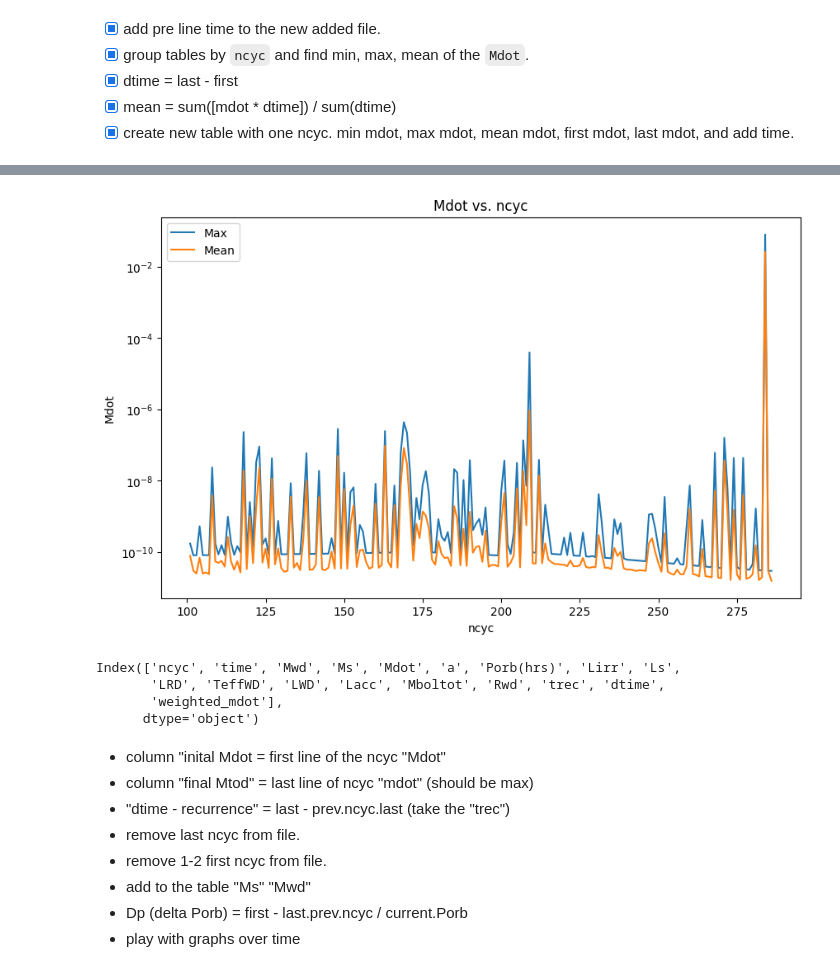
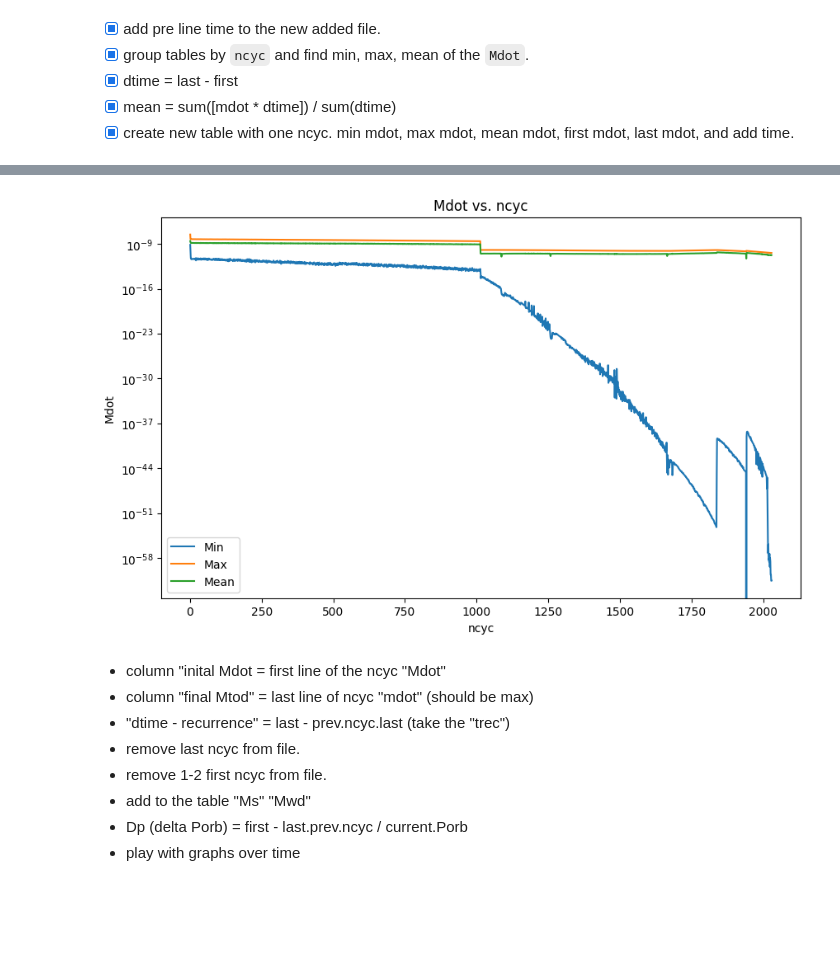
Before and after one commit to jenya1996/Final-project, a Jupyter notebook: final_project.ipynb, the cells around one changed output, grey strips where cells are left out. Cells and saved outputs as stored; diff of their text form; code cells hidden in the pictures; blank space fills up the shorter version.

```diff
--- a/final_project.ipynb
+++ b/final_project.ipynb
@@ -71,6 +58,6 @@ import pandas as pd
 # %%
 # Directory containing the files
-data_folder = "data"
+data_folder = r"data/MdotfromMRATE_070_045_mt"
 
 # Get a list of all files in the folder
 file_list = os.listdir(data_folder)
@@ -108,10 +97,13 @@ for i, (file_name, df) in enumerate(dataframes.items()):
         df = df.copy()
 
         df["ncyc"] = pd.to_numeric(df["ncyc"], errors="coerce")  # Ensure numeric type
-
-        # Filter rows if it's not the first file
+        # temp_time = df["time"].iloc[-1]  # Get the last time value for adjustment
+        # Filter rows by ncyc if it's not the first file
         if i != 0:
             df = df[df["ncyc"] != 1]
+            df = df[df["ncyc"] != 2]
+
+        df = df[df["ncyc"] != df["ncyc"].iloc[-1]]  # For the first file, filter out the last row
 
         # Adjust 'ncyc' values to continue from the previous max
         df["ncyc"] += current_max_ncyc
@@ -119,13 +111,14 @@ for i, (file_name, df) in enumerate(dataframes.items()):
 
         # Adjust 'time' values to continue from the last value
         df['time'] += last_time_value
-        last_time_value = df["time"].iloc[-1]
+        last_time_value = df['time'].iloc[-1]
 
         # Combine the DataFrame
         combined_df = pd.concat([combined_df, df], ignore_index=True)
-        print(f"Processed and added {file_name} to the combined DataFrame.")
+        print(f"Processed and added {file_name} to the combined DataFrame. last row: {df.shape[0]}")
     else:
         print(f"'ncyc' column not found in {file_name}. Skipping.")
 
 print("All DataFrames filtered, adjusted, and combined successfully.")
+combined_df.shape
 # %% [output]
@@ -219,27 +179,22 @@ summary[200:220]
 # %%
-import matplotlib.pyplot as plt
-summary = summary[100:-3]
+# summary = summary[100:-3]
 
-# scale my y with log10
 plt.figure(figsize=(10, 6))
-plt.yscale("log")
+
 # plt.plot(summary["ncyc"], summary["time"], label="Time")
+plt.plot(summary["ncyc"], summary["min"], label="Min")
 
-# plt.plot(summary["ncyc"], summary["min"], label="Min")
 plt.plot(summary["ncyc"], summary["max"], label="Max")
 plt.plot(summary["ncyc"], summary["mean"], label="Mean")
 plt.legend()
 plt.xlabel("ncyc")
 plt.ylabel("Mdot")
+plt.yscale("log")
+# plt.xscale("log")
 plt.title("Mdot vs. ncyc")
 plt.show()
-print(combined_df.columns)
 # %% [output]
-[figure, old version]
+[figure, new version]
-Index(['ncyc', 'time', 'Mwd', 'Ms', 'Mdot', 'a', 'Porb(hrs)', 'Lirr', 'Ls',
-       'LRD', 'TeffWD', 'LWD', 'Lacc', 'Mboltot', 'Rwd', 'trec', 'dtime',
-       'weighted_mdot'],
-      dtype='object')
 # %% [markdown]
  - column "inital Mdot = first line of the ncyc "Mdot"
  - column "final Mtod" = last line of ncyc "mdot" (should be max)
```
Also changed, not shown: parts of 14 cells of this notebook, 5 other files.
